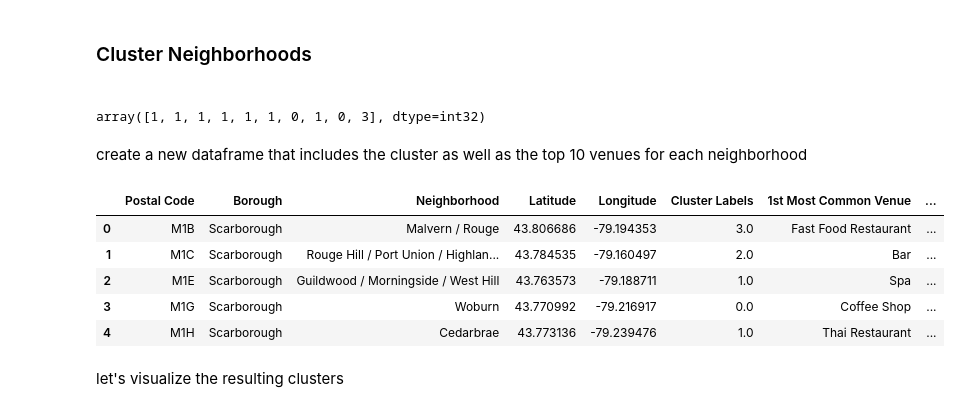
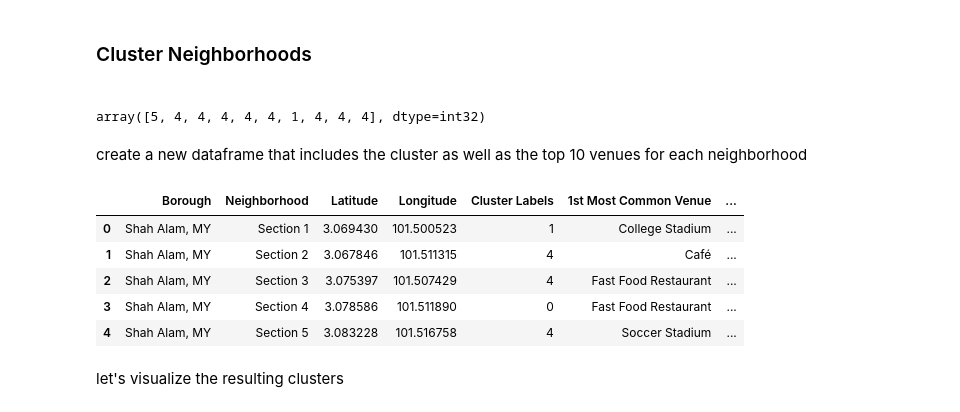
Before and after one commit to anuarmusa/Coursera_Capstone, a Jupyter notebook: Coursera_Capstone_NBv2.ipynb, the cells around one changed output. Saved outputs shown, nothing was run; the diff lists cells and outputs as text; code cells hidden in the pictures.

```diff
--- a/Coursera_Capstone_NBv2.ipynb
+++ b/Coursera_Capstone_NBv2.ipynb
@@ -462,4 +367,4 @@ scarborough_onehot.shape
 # %%
-scarborough_grouped = scarborough_onehot.groupby('Neighborhood').mean().reset_index()
-scarborough_grouped
+ShahAlam_grouped = ShahAlam_onehot.groupby('Neighborhood').mean().reset_index()
+ShahAlam_grouped
 # %% [output]
@@ -541,10 +446,10 @@ for ind in np.arange(num_top_venues):
 
 # create a new dataframe
 neighborhoods_venues_sorted = pd.DataFrame(columns=columns)
-neighborhoods_venues_sorted['Neighborhood'] = scarborough_grouped['Neighborhood']
+neighborhoods_venues_sorted['Neighborhood'] = ShahAlam_grouped['Neighborhood']
 
-for ind in np.arange(scarborough_grouped.shape[0]):
-    neighborhoods_venues_sorted.iloc[ind, 1:] = return_most_common_venues(scarborough_grouped.iloc[ind, :], num_top_venues)
+for ind in np.arange(ShahAlam_grouped.shape[0]):
+    neighborhoods_venues_sorted.iloc[ind, 1:] = return_most_common_venues(ShahAlam_grouped.iloc[ind, :], num_top_venues)
 
 neighborhoods_venues_sorted.head()
 # %% [output]
@@ -558,36 +463,36 @@ neighborhoods_venues_sorted.head()
 <h3>Cluster Neighborhoods<h3>
 # %%
 # set number of clusters
-kclusters = 5
+kclusters = 7
 
-scarborough_grouped_clustering = scarborough_grouped.drop('Neighborhood', 1)
+ShahAlam_grouped_clustering = ShahAlam_grouped.drop('Neighborhood', 1)
 
 # run k-means clustering
-kmeans = KMeans(n_clusters=kclusters, random_state=0).fit(scarborough_grouped_clustering)
+kmeans = KMeans(n_clusters=kclusters, random_state=0).fit(ShahAlam_grouped_clustering)
 
 # check cluster labels generated for each row in the dataframe
 kmeans.labels_[0:10]
 # %% [output]
-array([1, 1, 1, 1, 1, 1, 0, 1, 0, 3], dtype=int32)
+array([5, 4, 4, 4, 4, 4, 1, 4, 4, 4], dtype=int32)
 # %% [markdown]
 create a new dataframe that includes the cluster as well as the top 10 venues for each neighborhood
 # %%
 # add clustering labels
 neighborhoods_venues_sorted.insert(0, 'Cluster Labels', kmeans.labels_)
 
-scarborough_merged = scarborough_data
+ShahAlam_merged = ShahAlam_data
 
 # merge toronto_grouped with toronto_data to add latitude/longitude for each neighborhood
-scarborough_merged = scarborough_merged.join(neighborhoods_venues_sorted.set_index('Neighborhood'), on='Neighborhood')
+ShahAlam_merged = ShahAlam_merged.join(neighborhoods_venues_sorted.set_index('Neighborhood'), on='Neighborhood')
 # %%
-scarborough_merged.head() # check the last columns!
+ShahAlam_merged.head() # check the last columns!
 # %% [output]
-|  | Postal Code | Borough | Neighborhood | Latitude | Longitude | Cluster Labels | 1st Most Common Venue | ... |
-| 0 | M1B | Scarborough | Malvern / Rouge | 43.806686 | -79.194353 | 3.0 | Fast Food Restaurant | ... |
-| 1 | M1C | Scarborough | Rouge Hill / Port Union / Highlan... | 43.784535 | -79.160497 | 2.0 | Bar | ... |
-| 2 | M1E | Scarborough | Guildwood / Morningside / West Hill | 43.763573 | -79.188711 | 1.0 | Spa | ... |
-| 3 | M1G | Scarborough | Woburn | 43.770992 | -79.216917 | 0.0 | Coffee Shop | ... |
-| 4 | M1H | Scarborough | Cedarbrae | 43.773136 | -79.239476 | 1.0 | Thai Restaurant | ... |
+|  | Borough | Neighborhood | Latitude | Longitude | Cluster Labels | 1st Most Common Venue | ... |
+| 0 | Shah Alam, MY | Section 1 | 3.069430 | 101.500523 | 1 | College Stadium | ... |
+| 1 | Shah Alam, MY | Section 2 | 3.067846 | 101.511315 | 4 | Café | ... |
+| 2 | Shah Alam, MY | Section 3 | 3.075397 | 101.507429 | 4 | Fast Food Restaurant | ... |
+| 3 | Shah Alam, MY | Section 4 | 3.078586 | 101.511890 | 0 | Fast Food Restaurant | ... |
+| 4 | Shah Alam, MY | Section 5 | 3.083228 | 101.516758 | 4 | Soccer Stadium | ... |
 # %%
 import math
 # %% [markdown]
```
Also changed, not shown: parts of 67 cells of this notebook.
